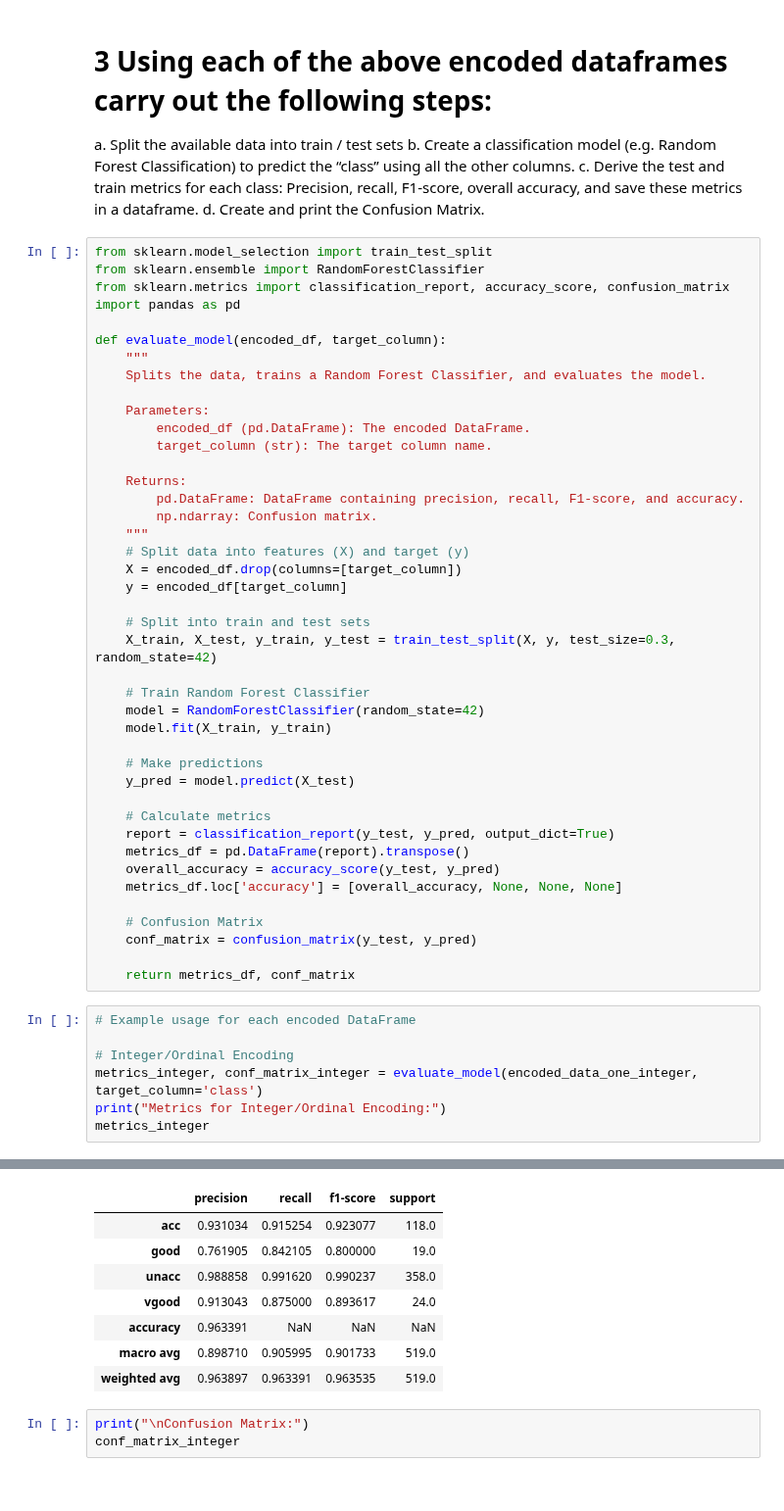
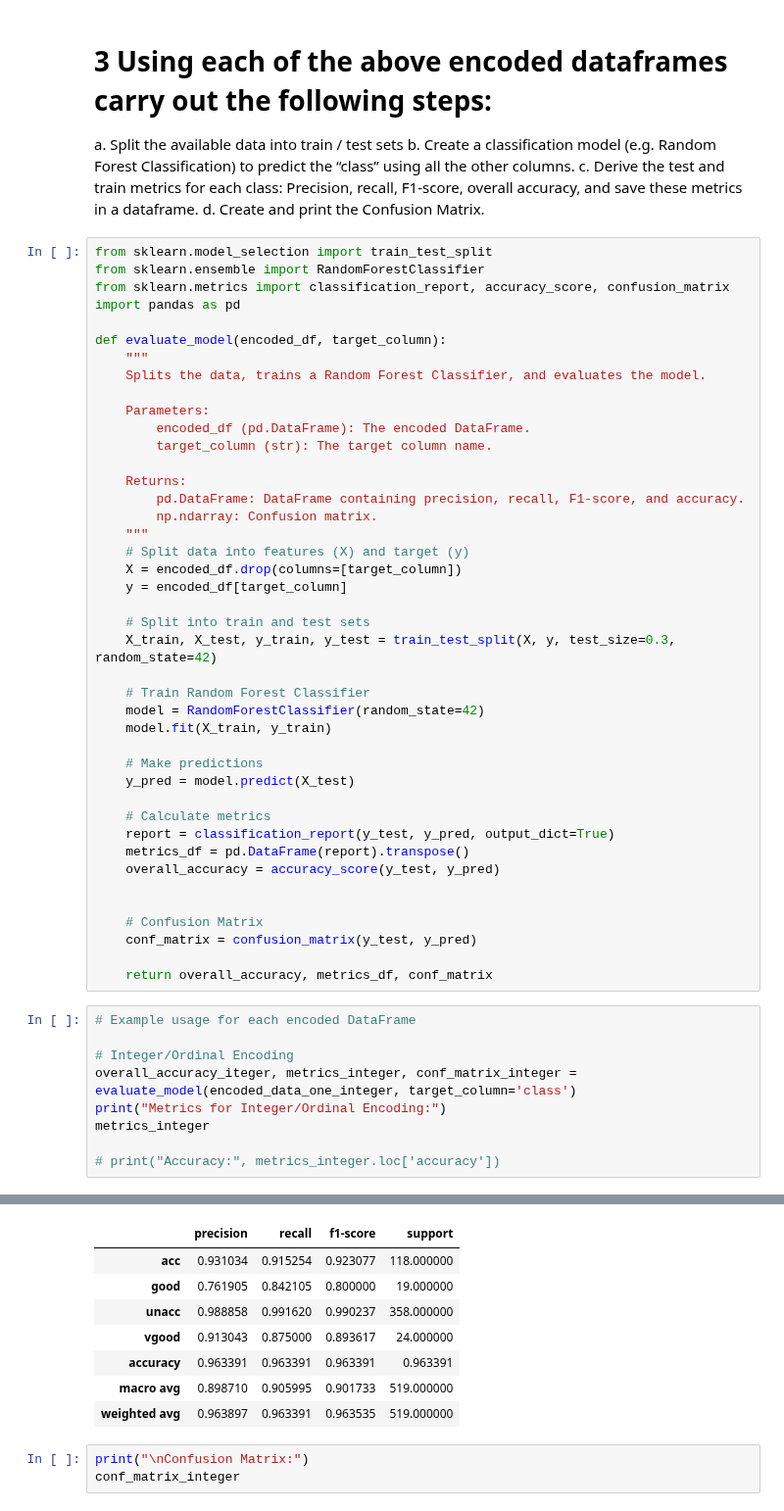
Before and after one commit to ruksad/descriptive-stats, a Jupyter notebook: lectures/32_12april_weekend/feature_encoding/feature-encoding.ipynb, the cells around one changed output, grey strips where cells are left out. Shown at 98% size. Drawn from its saved outputs; the diff is of its cells as text.

```diff
--- a/lectures/32_12april_weekend/feature_encoding/feature-encoding.ipynb
+++ b/lectures/32_12april_weekend/feature_encoding/feature-encoding.ipynb
@@ -173,29 +185,31 @@ def evaluate_model(encoded_df, target_column):
     report = classification_report(y_test, y_pred, output_dict=True)
     metrics_df = pd.DataFrame(report).transpose()
     overall_accuracy = accuracy_score(y_test, y_pred)
-    metrics_df.loc['accuracy'] = [overall_accuracy, None, None, None]
+
 
     # Confusion Matrix
     conf_matrix = confusion_matrix(y_test, y_pred)
 
-    return metrics_df, conf_matrix
+    return overall_accuracy, metrics_df, conf_matrix
 # %%
 # Example usage for each encoded DataFrame
 
 # Integer/Ordinal Encoding
-metrics_integer, conf_matrix_integer = evaluate_model(encoded_data_one_integer, target_column='class')
+overall_accuracy_iteger, metrics_integer, conf_matrix_integer = evaluate_model(encoded_data_one_integer, target_column='class')
 print("Metrics for Integer/Ordinal Encoding:")
 metrics_integer
+
+# print("Accuracy:", metrics_integer.loc['accuracy'])
 # %% [output]
 Metrics for Integer/Ordinal Encoding:
 |  | precision | recall | f1-score | support |
-| acc | 0.931034 | 0.915254 | 0.923077 | 118.0 |
-| good | 0.761905 | 0.842105 | 0.800000 | 19.0 |
-| unacc | 0.988858 | 0.991620 | 0.990237 | 358.0 |
-| vgood | 0.913043 | 0.875000 | 0.893617 | 24.0 |
-| accuracy | 0.963391 | NaN | NaN | NaN |
-| macro avg | 0.898710 | 0.905995 | 0.901733 | 519.0 |
-| weighted avg | 0.963897 | 0.963391 | 0.963535 | 519.0 |
+| acc | 0.931034 | 0.915254 | 0.923077 | 118.000000 |
+| good | 0.761905 | 0.842105 | 0.800000 | 19.000000 |
+| unacc | 0.988858 | 0.991620 | 0.990237 | 358.000000 |
+| vgood | 0.913043 | 0.875000 | 0.893617 | 24.000000 |
+| accuracy | 0.963391 | 0.963391 | 0.963391 | 0.963391 |
+| macro avg | 0.898710 | 0.905995 | 0.901733 | 519.000000 |
+| weighted avg | 0.963897 | 0.963391 | 0.963535 | 519.000000 |
 # %%
 print("\nConfusion Matrix:")
 conf_matrix_integer
```
Also changed, not shown: parts of 12 cells of this notebook.
